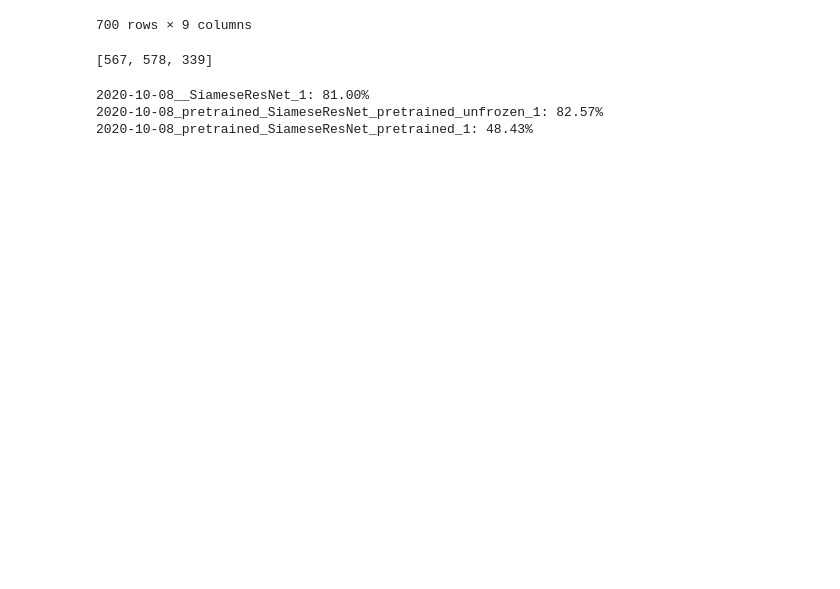
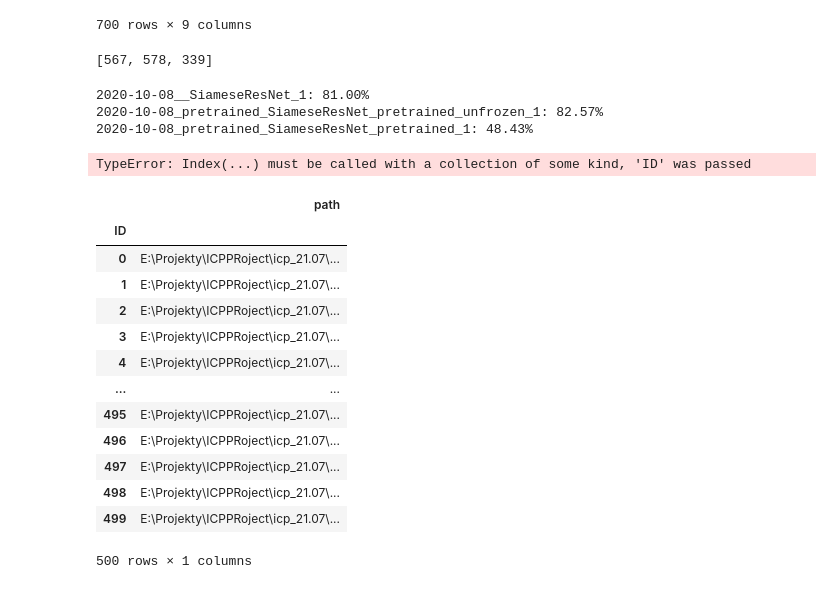
Before and after one commit to CMataczynski/ICP_NN, a Jupyter notebook: Create_expert_subset.ipynb, the cells around one changed output. Saved outputs shown, nothing was run; the diff lists cells and outputs as text; code cells hidden in the pictures; blank space fills up the shorter version.

```diff
--- a/Create_expert_subset.ipynb
+++ b/Create_expert_subset.ipynb
@@ -1071,3 +1071,47 @@ for i in range(len(results)):
 2020-10-08_pretrained_SiameseResNet_pretrained_1: 48.43%
 # %%
 #oznaczyć 500
+# %%
+path = os.path.join(os.getcwd(), "datasets", "SAH")
+folders = next(os.walk(path))[1]
+# %%
+from pathlib import Path
+it = 0
+ids = []
+paths = []
+for folder in folders:
+    current_path = Path(os.path.join(path, folder))
+    files = list(current_path.glob('*.csv'))
+    if "14" in folder:
+        choices = np.random.choice(files, 50, False)
+    else:
+        choices = np.random.choice(files, 45, False)
+    ids+=[it + i for i in range(len(choices))]
+    it = len(ids)
+    paths += list(choices)
+# %%
+df_dict = {
+    "ID": ids,
+    "path": paths
+}
+df = pd.DataFrame(df_dict)
+# %% [output]
+TypeError: Index(...) must be called with a collection of some kind, 'ID' was passed
+# %%
+df = df.set_index("ID")
+df
+# %% [output]
+|  | path |
+| ID |  |
+| 0 | E:\Projekty\ICPPRoject\icp_21.07\... |
+| 1 | E:\Projekty\ICPPRoject\icp_21.07\... |
+| 2 | E:\Projekty\ICPPRoject\icp_21.07\... |
+| 3 | E:\Projekty\ICPPRoject\icp_21.07\... |
+| 4 | E:\Projekty\ICPPRoject\icp_21.07\... |
+| ... | ... |
+| 495 | E:\Projekty\ICPPRoject\icp_21.07\... |
+| 496 | E:\Projekty\ICPPRoject\icp_21.07\... |
+| 497 | E:\Projekty\ICPPRoject\icp_21.07\... |
+| 498 | E:\Projekty\ICPPRoject\icp_21.07\... |
+| 499 | E:\Projekty\ICPPRoject\icp_21.07\... |
+500 rows × 1 columns
```
Also changed, not shown: parts of 4 cells of this notebook, 5 other files.
